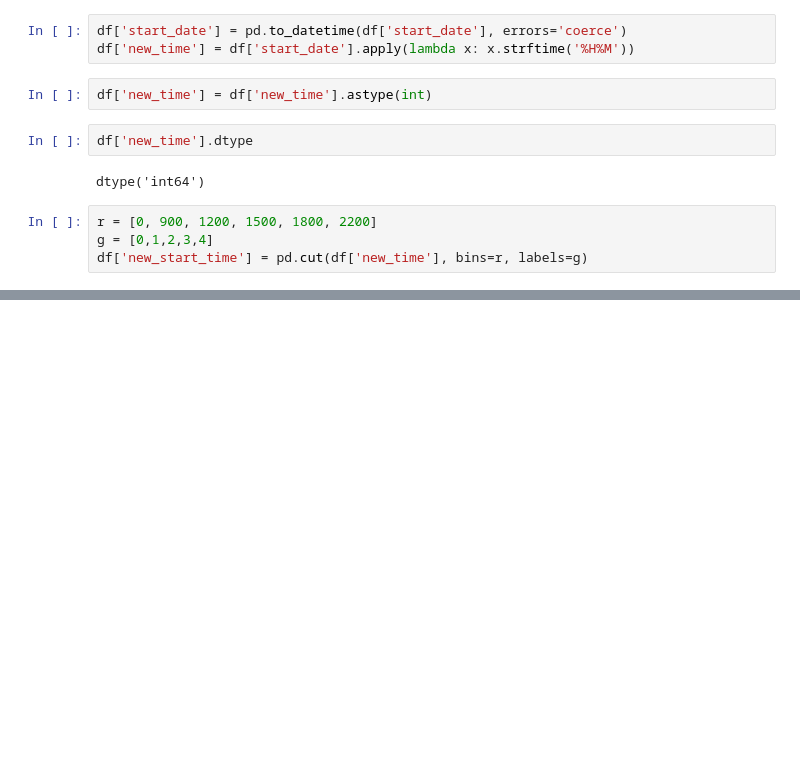
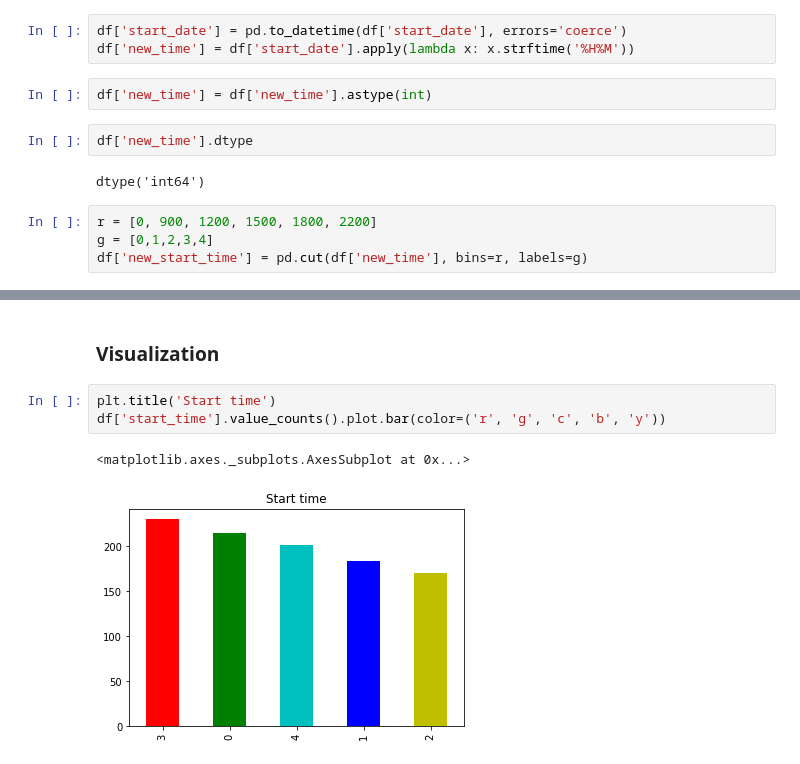
Before and after one commit to rlska105/Kaggle_Competition, a Jupyter notebook: Train_Ticket_Monitoring_price.ipynb, the cells around one changed output, grey strips where cells are left out. Cells and saved outputs as stored; diff of their text form; blank space fills up the shorter version.

```diff
--- a/Train_Ticket_Monitoring_price.ipynb
+++ b/Train_Ticket_Monitoring_price.ipynb
@@ -81,0 +76,8 @@ df['new_start_time'] = pd.cut(df['new_time'], bins=r, labels=g)
+# %% [markdown]
+### Visualization
+# %%
+plt.title('Start time')
+df['start_time'].value_counts().plot.bar(color=('r', 'g', 'c', 'b', 'y'))
+# %% [output]
+<matplotlib.axes._subplots.AxesSubplot at 0x...>
+[figure, added]
```
Also changed, not shown: parts of 18 cells of this notebook.
